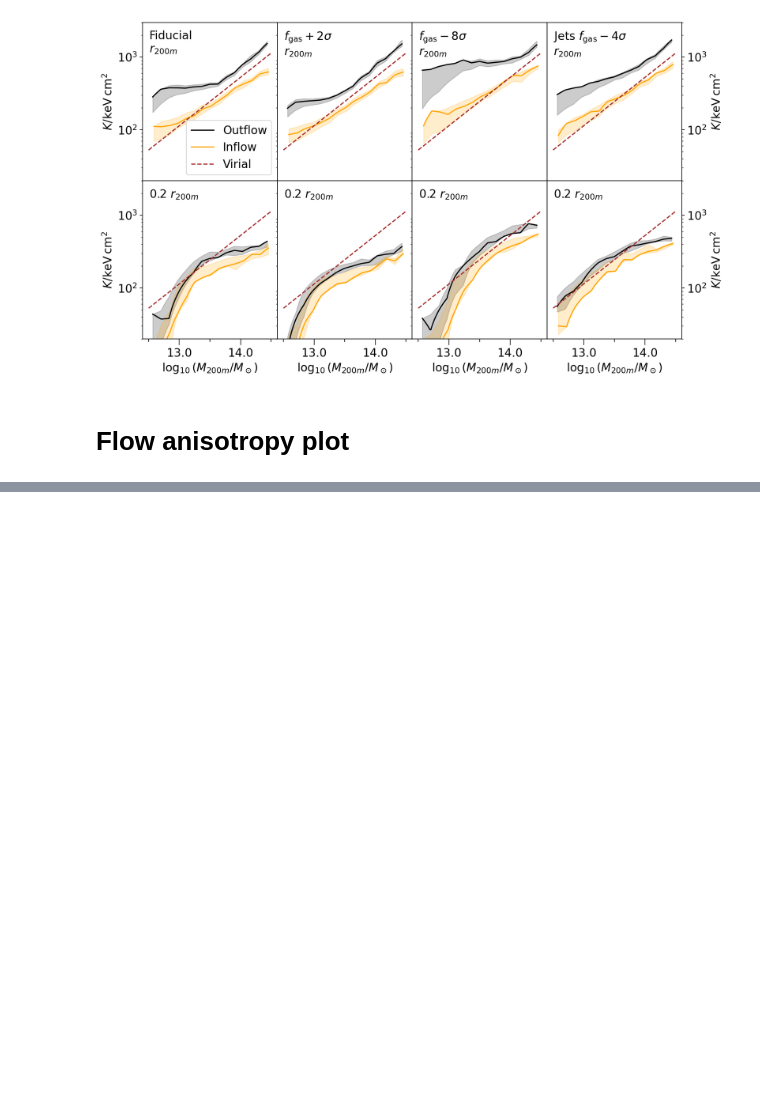
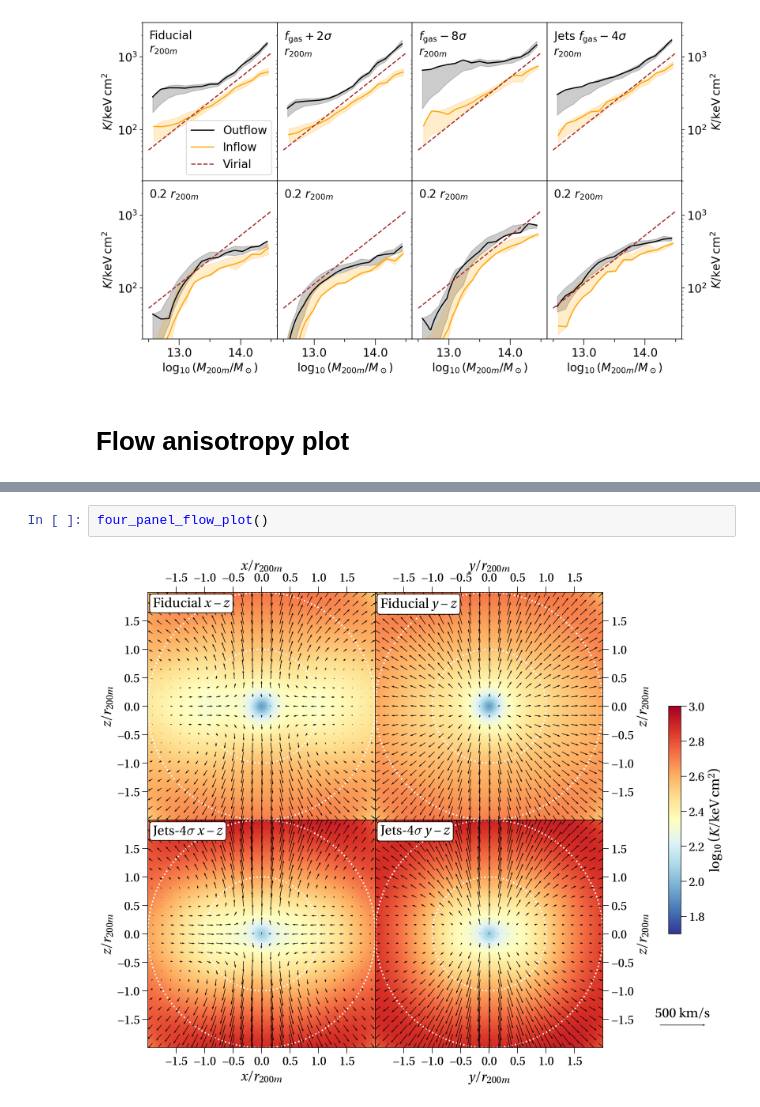
Before and after one commit to apontzen/flamingo_tangos_properties, a Jupyter notebook: paper_plots.ipynb, the cells around one changed output, grey strips where cells are left out. Saved outputs shown, nothing was run; the diff lists cells and outputs as text; blank space fills up the shorter version.

```diff
--- a/paper_plots.ipynb
+++ b/paper_plots.ipynb
@@ -464,0 +473,4 @@ fig.colorbar(im, cax=cax).set_label(r"$\log_{10} \left( K / {\rm keV\,cm^{2}} \r
+# %%
+four_panel_flow_plot()
+# %% [output]
+[figure, added]
```
Also changed, not shown: parts of 1 cell of this notebook, 1 other file.
